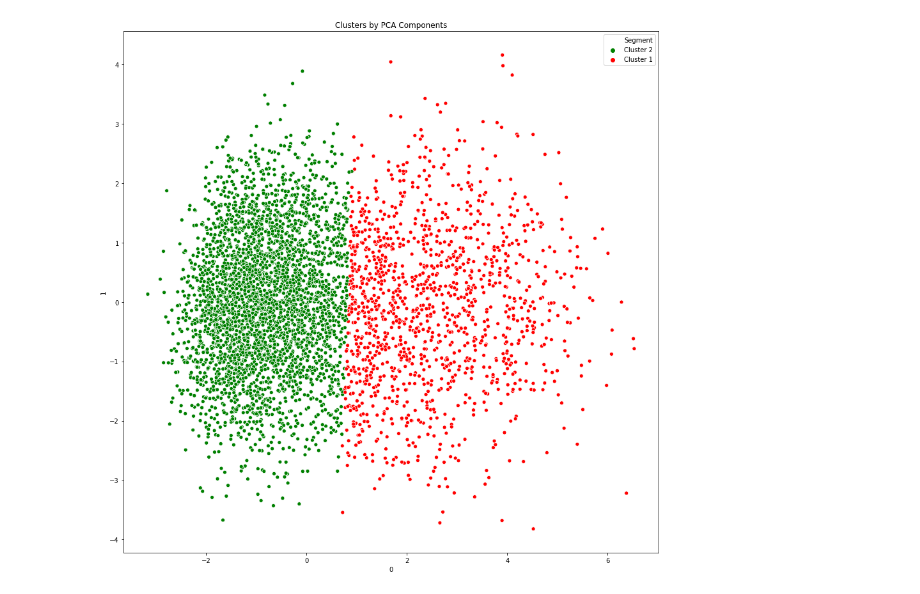
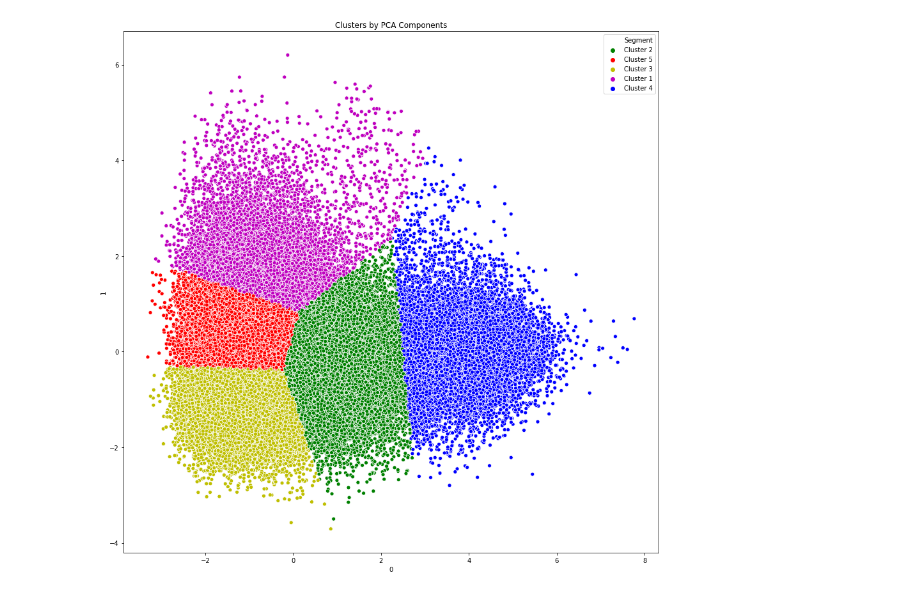
Before and after one commit to gonemad97/Spotify-Song-Recommender, a Jupyter notebook: CS6620 Final Project V2.ipynb, the cells around one changed output. Saved outputs shown, nothing was run; the diff lists cells and outputs as text; code cells hidden in the pictures.

```diff
--- a/CS6620 Final Project V2.ipynb
+++ b/CS6620 Final Project V2.ipynb
@@ -2,7 +2,7 @@
 import pickle
 import pandas as pd
 
-with open('spotify_dataset.pkl', 'rb') as f:
+with open('spotify_dataset_new.pkl', 'rb') as f:
     data = pickle.load(f)
 # %%
 data
@@ -137,5 +137,5 @@ plt.show()
 # %%
-model = KMeans(n_clusters=2)
+model = KMeans(n_clusters=5)
 model.fit(PCA_components.iloc[:,:2])
 
 labels = model.predict(PCA_components.iloc[:,:2])
@@ -149,7 +149,7 @@ segm_kmeans = pd.concat([data_reordered.reset_index(drop=True)],axis=1)
 #segm_kmeans.columns.values[-11:] = ["Component 1","Component 2","Component 3","Component 4","Component 5","Component 6","Component 7","Component 8","Component 9","Component 10","Component 11"]
 segm_kmeans["Segment KMeans PCA"] = model.labels_
 # segm_kmeans["Segment"] = segm_kmeans["Segment KMeans PCA"].map({0:"Cluster 1",1:"Cluster 2",2:"Cluster 3",3:"Cluster 4",4:"Cluster 5"})
-segm_kmeans["Segment"] = segm_kmeans["Segment KMeans PCA"].map({0:"Cluster 1",1:"Cluster 2"})
+segm_kmeans["Segment"] = segm_kmeans["Segment KMeans PCA"].map({0:"Cluster 1",1:"Cluster 2",2:"Cluster 3",3:"Cluster 4",4:"Cluster 5"})
 
 segm_kmeans[:50]
 # %% [output]
@@ -173,18 +173,18 @@ segm_kmeans[:50]
 # %%
 #visualization PCA Kmeans result
 %matplotlib inline
 import seaborn as sns
 
 x_axis = PCA_components[0]
 y_axis = PCA_components[1]
 plt.figure(figsize=(15,15))
 # sns.scatterplot(x_axis,y_axis,hue = segm_kmeans["Segment"],palette = ['g','r','b','y','m'])
-sns.scatterplot(x_axis,y_axis,hue = segm_kmeans["Segment"],palette = ['g','r'])
+sns.scatterplot(x_axis,y_axis,hue = segm_kmeans["Segment"],palette = ['g','r',"y",'m','b'])
 
 plt.title("Clusters by PCA Components")
 plt.show()
 # %% [output]
-[figure, old version]
+[figure, new version]
 # %%
 from sklearn.preprocessing import StandardScaler
 std_audio = StandardScaler().fit_transform(searched_track[cols_to_standardize]) # normalizing the data
```
Also changed, not shown: parts of 10 cells of this notebook, 19 other files.
